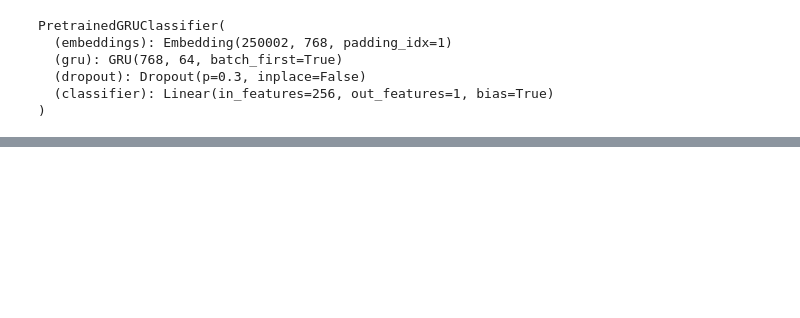
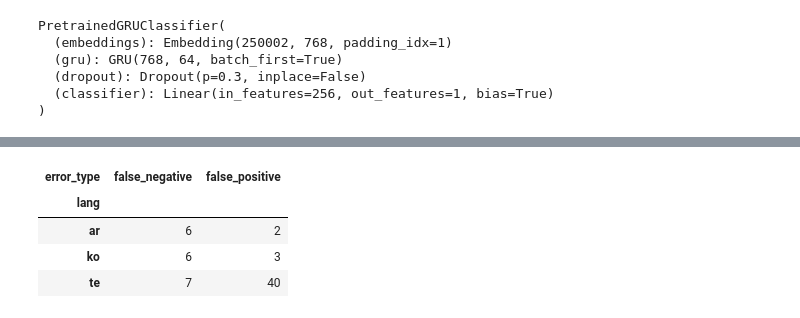
Before and after one commit to wiwillym/nlp-ku-project, a Jupyter notebook: notebooks/6_learned_answerability.ipynb, the cells around one changed output, grey strips where cells are left out. Saved outputs shown, nothing was run; the diff lists cells and outputs as text; code cells hidden in the pictures; blank space fills up the shorter version.

```diff
--- a/notebooks/6_learned_answerability.ipynb
+++ b/notebooks/6_learned_answerability.ipynb
@@ -252 +273,17 @@ gru_results
+# %%
+errors_df = df_val_tokenised.copy()
+errors_df["true"] = y_val
+errors_df["pred"] = gru_pred
+errors_df["error_type"] = None
+errors_df.loc[(errors_df["true"] == 1) & (errors_df["pred"] == 0), "error_type"] = "false_negative"
+errors_df.loc[(errors_df["true"] == 0) & (errors_df["pred"] == 1), "error_type"] = "false_positive"
+errors_only = errors_df[errors_df["error_type"].notna()]
+
+pd.crosstab(errors_only["lang"], errors_only["error_type"])
+# %% [output]
+| error_type | false_negative | false_positive |
+| lang |  |  |
+| ar | 6 | 2 |
+| ko | 6 | 3 |
+| te | 7 | 40 |
 # %%
```
Also changed, not shown: parts of 10 cells of this notebook.
